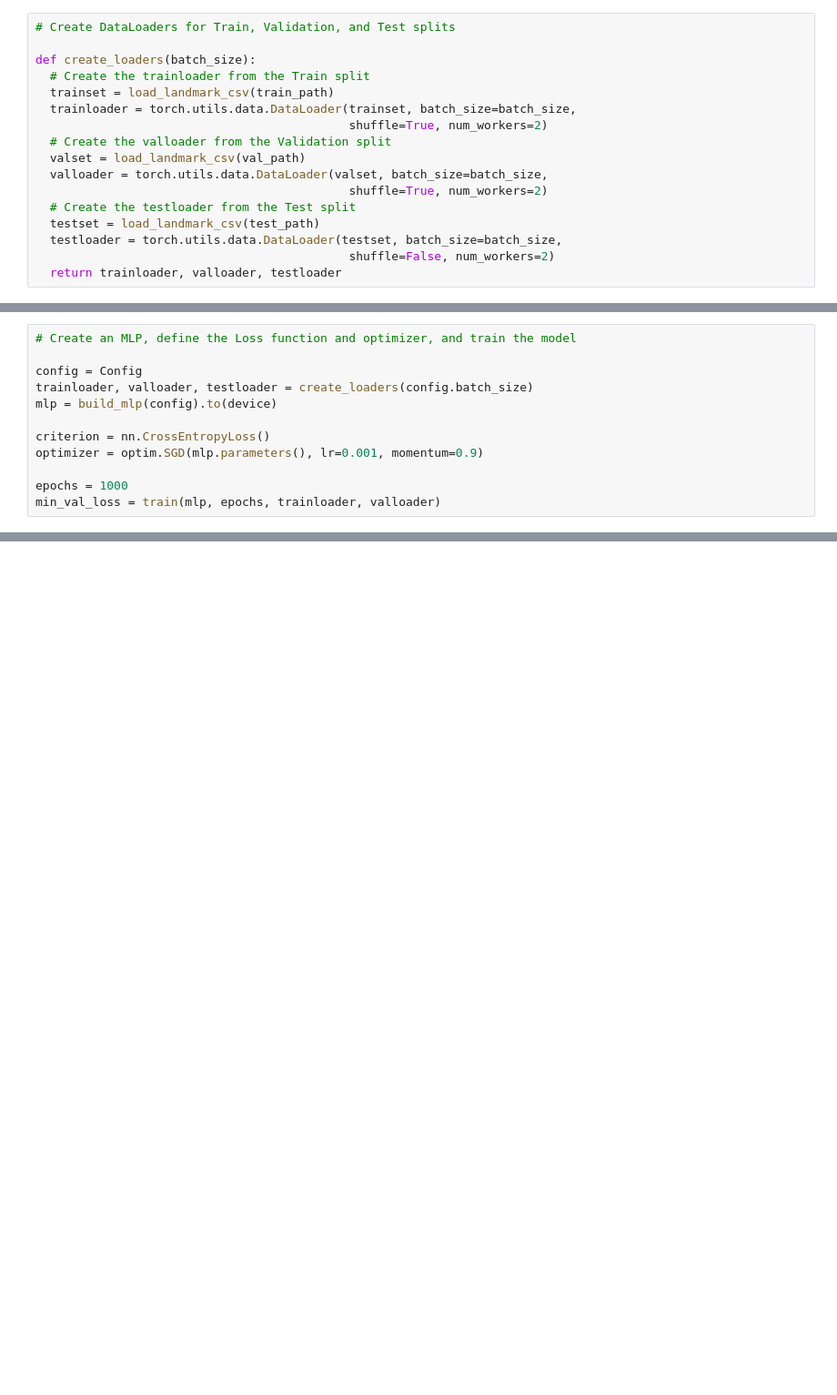
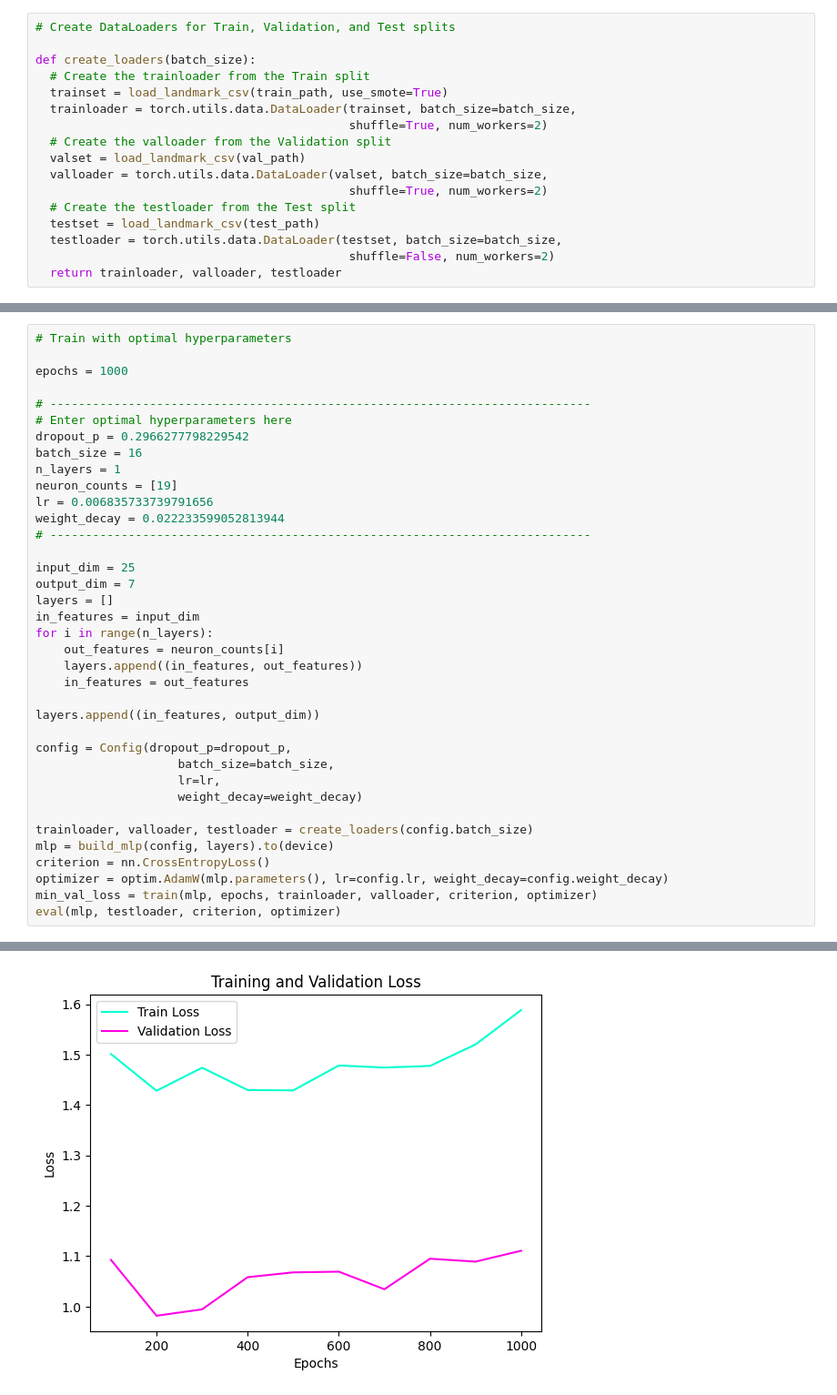
Before and after one commit to leeflesstree/cs471Final, a Jupyter notebook: Models/MLP.ipynb, the cells around one changed output, grey strips where cells are left out. Shown: that part at 91% size. Cells and saved outputs as stored; diff of their text form; blank space fills up the shorter version.

Commit message:
feat(mlp): Implement hyperparameter tuning
Implement tuning of the following hyperparameters with Optuna:
dropout_p, batch_size, n_layers, neuron counts, lr, and weight_decay.

```diff
--- a/Models/MLP.ipynb
+++ b/Models/MLP.ipynb
@@ -98,7 +96,7 @@ set(df["emotion"])
 
 def create_loaders(batch_size):
   # Create the trainloader from the Train split
-  trainset = load_landmark_csv(train_path)
+  trainset = load_landmark_csv(train_path, use_smote=True)
   trainloader = torch.utils.data.DataLoader(trainset, batch_size=batch_size,
                                             shuffle=True, num_workers=2)
   # Create the valloader from the Validation split
@@ -170,14 +202,2 @@ def train(mlp, epochs, trainloader, valloader):
 
   return min_val_loss
-# %%
-# Create an MLP, define the Loss function and optimizer, and train the model
-
-config = Config
-trainloader, valloader, testloader = create_loaders(config.batch_size)
-mlp = build_mlp(config).to(device)
-
-criterion = nn.CrossEntropyLoss()
-optimizer = optim.SGD(mlp.parameters(), lr=0.001, momentum=0.9)
-
-epochs = 1000
-min_val_loss = train(mlp, epochs, trainloader, valloader)
@@ -242,0 +326,38 @@ Test Loss: 0.6713
+# %%
+# Train with optimal hyperparameters
+
+epochs = 1000
+
+# ----------------------------------------------------------------------------
+# Enter optimal hyperparameters here
+dropout_p = 0.2966277798229542
+batch_size = 16
+n_layers = 1
+neuron_counts = [19]
+lr = 0.006835733739791656
+weight_decay = 0.022233599052813944
+# ----------------------------------------------------------------------------
+
+input_dim = 25
+output_dim = 7
+layers = []
+in_features = input_dim
+for i in range(n_layers):
+    out_features = neuron_counts[i]
+    layers.append((in_features, out_features))
+    in_features = out_features
+
+layers.append((in_features, output_dim))
+
+config = Config(dropout_p=dropout_p,
+                    batch_size=batch_size,
+                    lr=lr,
+                    weight_decay=weight_decay)
+
+trainloader, valloader, testloader = create_loaders(config.batch_size)
+mlp = build_mlp(config, layers).to(device)
+criterion = nn.CrossEntropyLoss()
+optimizer = optim.AdamW(mlp.parameters(), lr=config.lr, weight_decay=config.weight_decay)
+min_val_loss = train(mlp, epochs, trainloader, valloader, criterion, optimizer)
+eval(mlp, testloader, criterion, optimizer)
+# %% [output]
@@ -242,0 +392 @@ Test Loss: 0.6713
+[figure, added]
```
Also changed, not shown: parts of 14 cells of this notebook.
